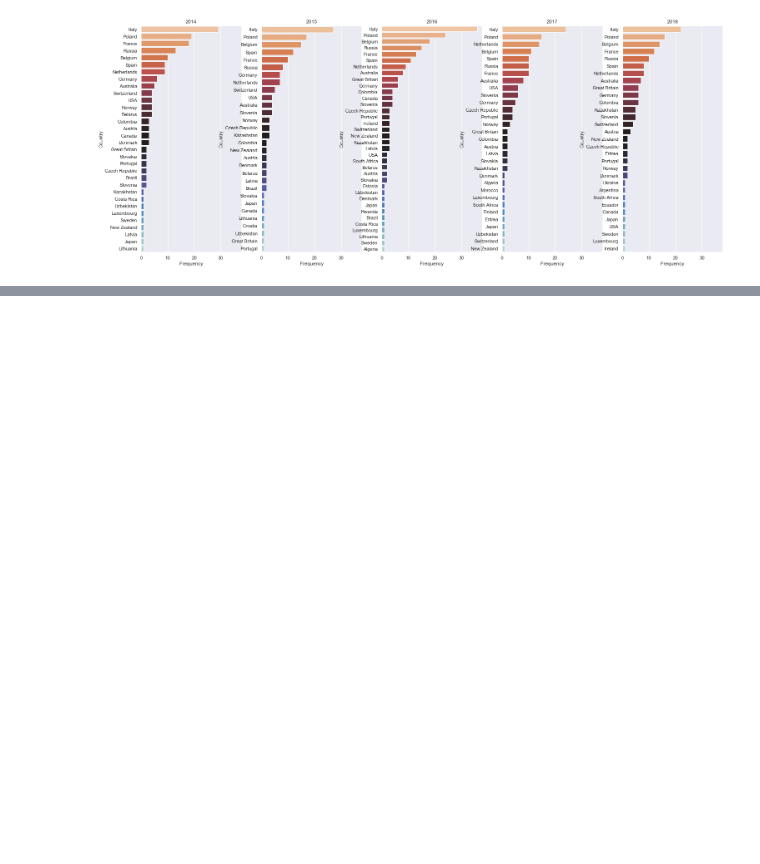
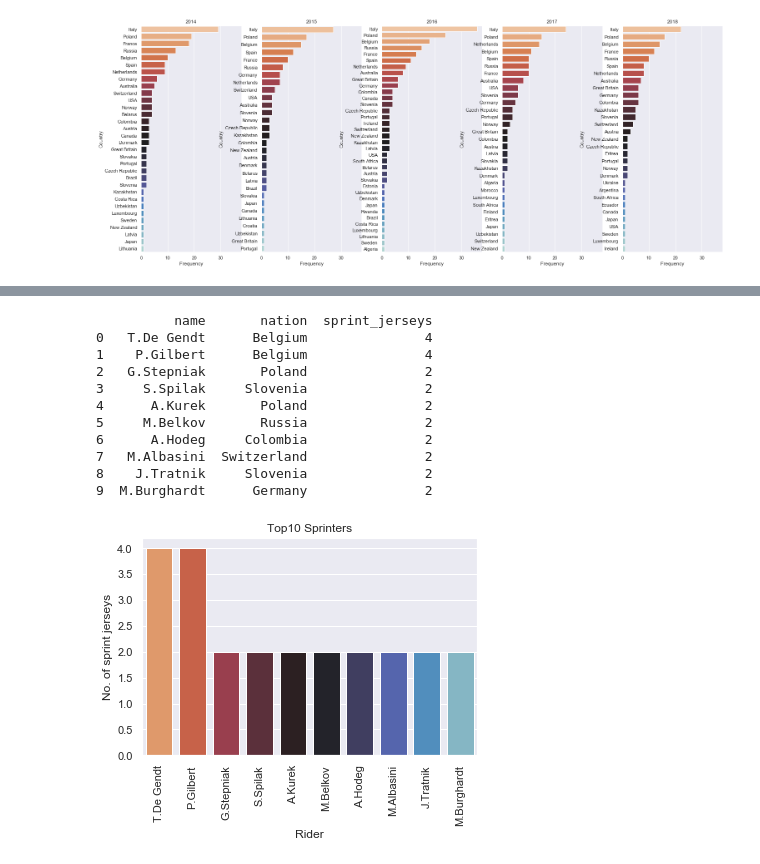
Before and after one commit to norbertstrzelecki/tour_de_pologne_top10, a Jupyter notebook: tdp_2_3_data_statistics_visualization.ipynb, the cells around one changed output, grey strips where cells are left out. Saved outputs shown, nothing was run; the diff lists cells and outputs as text; code cells hidden in the pictures; blank space fills up the shorter version.

```diff
--- a/tdp_2_3_data_statistics_visualization.ipynb
+++ b/tdp_2_3_data_statistics_visualization.ipynb
@@ -186,0 +189,16 @@ biker_class[['name','nation','sprint_jerseys']].drop_duplicates().sort_values('s
+# %%
+# Top10 sprinters
+top10_jerseys_barplot('sprint', 'Sprinters')
+# %% [output]
+          name       nation  sprint_jerseys
+0   T.De Gendt      Belgium               4
+1    P.Gilbert      Belgium               4
+2   G.Stepniak       Poland               2
+3     S.Spilak     Slovenia               2
+4      A.Kurek       Poland               2
+5     M.Belkov       Russia               2
+6      A.Hodeg     Colombia               2
+7   M.Albasini  Switzerland               2
+8    J.Tratnik     Slovenia               2
+9  M.Burghardt      Germany               2
+[figure, added]
```
Also changed, not shown: parts of 6 cells of this notebook.
